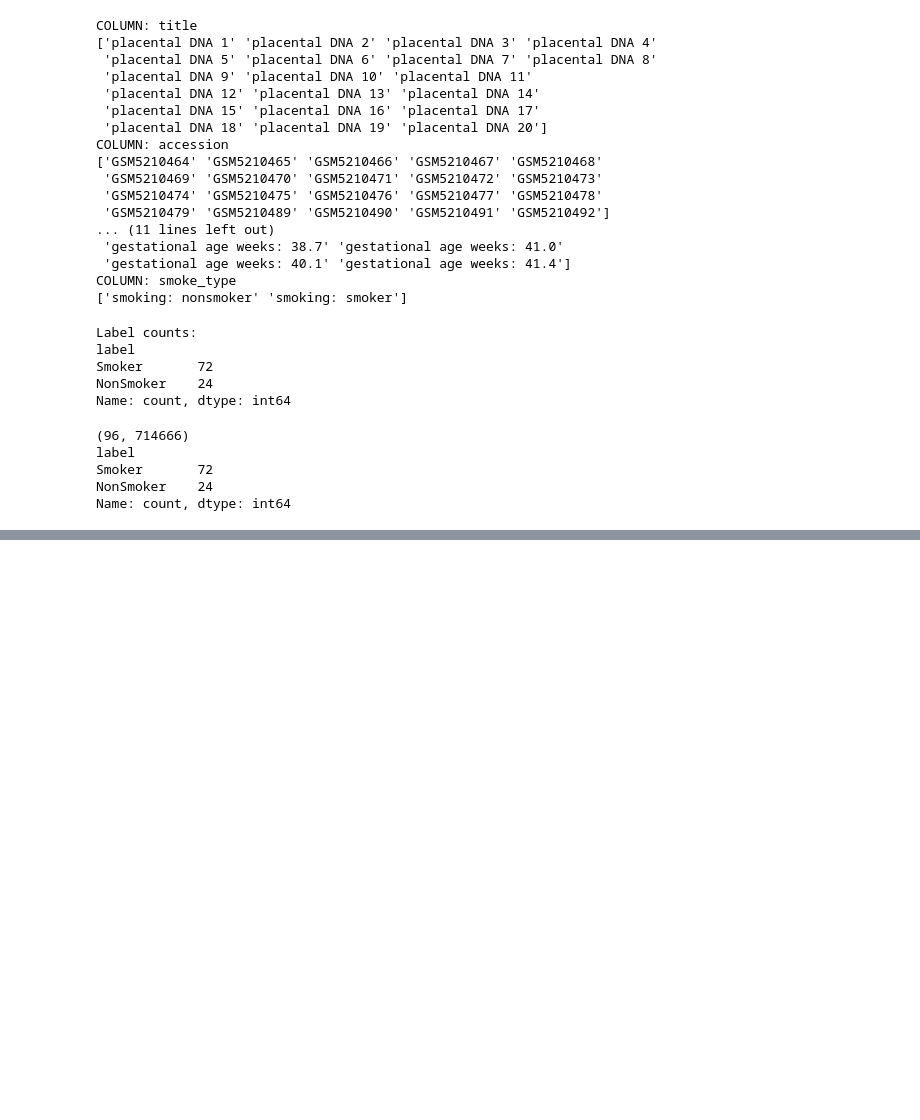
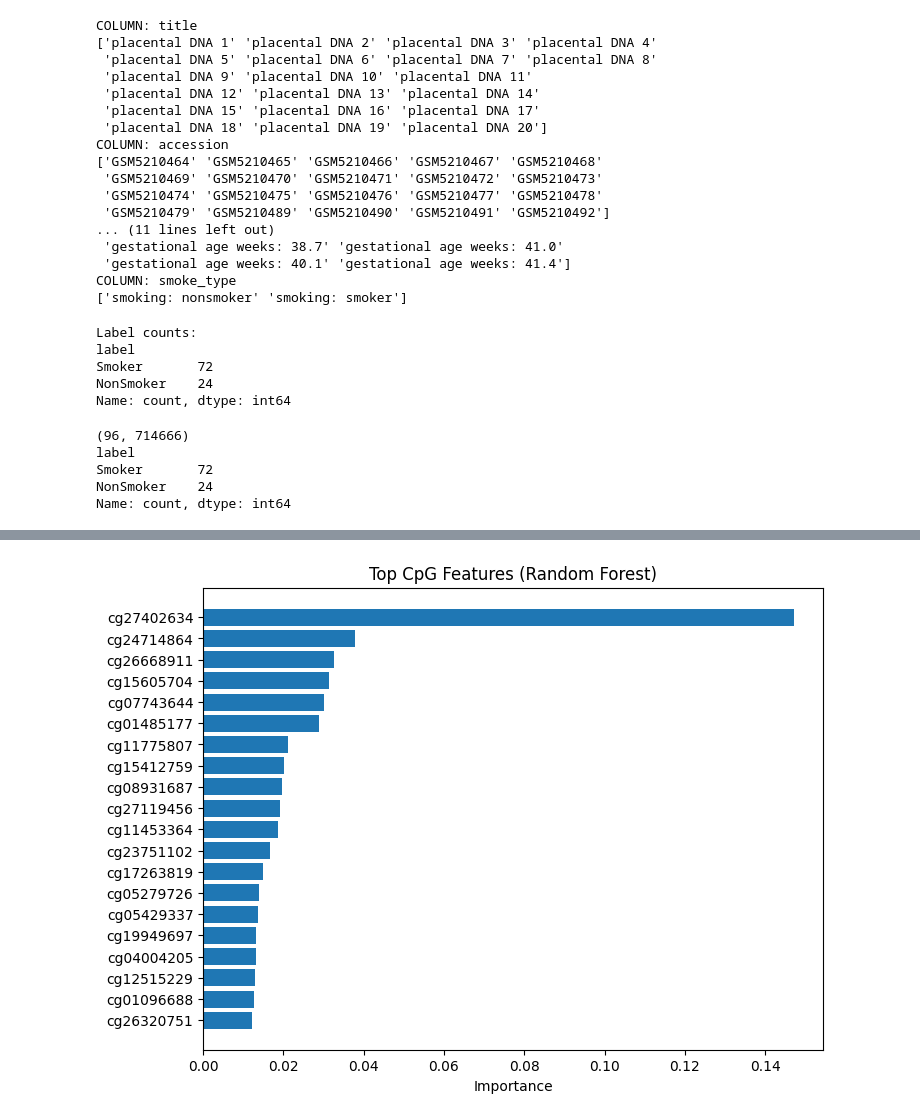
Before and after one commit to patinoboh/bioinformatika, a Jupyter notebook: project/rasto.ipynb, the cells around one changed output, grey strips where cells are left out. Cells and saved outputs as stored; diff of their text form; code cells hidden in the pictures; blank space fills up the shorter version.

```diff
--- a/project/rasto.ipynb
+++ b/project/rasto.ipynb
@@ -208,4 +208,9 @@ label
 Smoker       72
 NonSmoker    24
 Name: count, dtype: int64
+# %%
+from sklearn.model_selection import train_test_split
+X_train, X_test, y_train, y_test = train_test_split(X, y, test_size=0.2, random_state=42)
+meta_df_train = meta_df.loc[X_train.index]
+meta_df_test = meta_df.loc[X_test.index]
 # %%
@@ -321,0 +358,17 @@ for ax, col, title in zip(axes,
+# %%
+from sklearn.ensemble import RandomForestClassifier
+from sklearn.metrics import accuracy_score, classification_report, confusion_matrix
+
+model = RandomForestClassifier(n_estimators=100, random_state=42, n_jobs=-1)#, class_weight='balanced')
+
+model.fit(X_train_kbest, y_train)
+
+y_pred = model.predict(X_test_kbest)
+y_train_pred = model.predict(X_train_kbest)
+
+print("Train Accuracy:", accuracy_score(y_train, y_train_pred))
+print("Test Accuracy:", accuracy_score(y_test, y_pred))
+
+print("\nClassification Report:\n", classification_report(y_test, y_pred))
+
+print("\nConfusion Matrix:\n", confusion_matrix(y_test, y_pred))
@@ -321,0 +393,11 @@ for ax, col, title in zip(axes,
+# %%
+importances = model.feature_importances_
+
+feature_names = X_train_filtered.columns[selector.get_support()]
+
+feat_imp = pd.DataFrame({
+    "feature": feature_names,
+    "importance": importances
+}).sort_values("importance", ascending=False)
+
+print(feat_imp.head(10))
@@ -321,0 +416,12 @@ for ax, col, title in zip(axes,
+# %%
+import matplotlib.pyplot as plt
+
+top = feat_imp.head(20)
+
+plt.figure(figsize=(8,6))
+plt.barh(top["feature"][::-1], top["importance"][::-1])
+plt.xlabel("Importance")
+plt.title("Top CpG Features (Random Forest)")
+plt.show()
+# %% [output]
+[figure, added]
```
Also changed, not shown: parts of 14 cells of this notebook.
